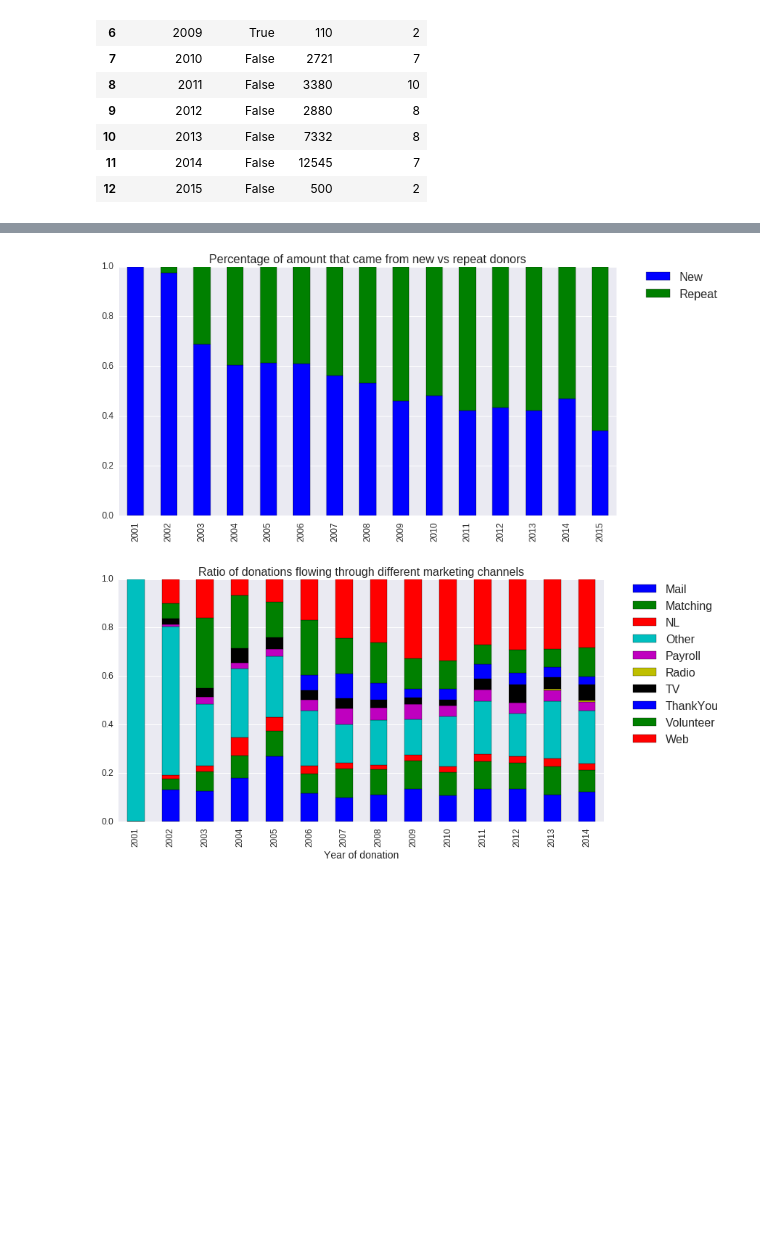
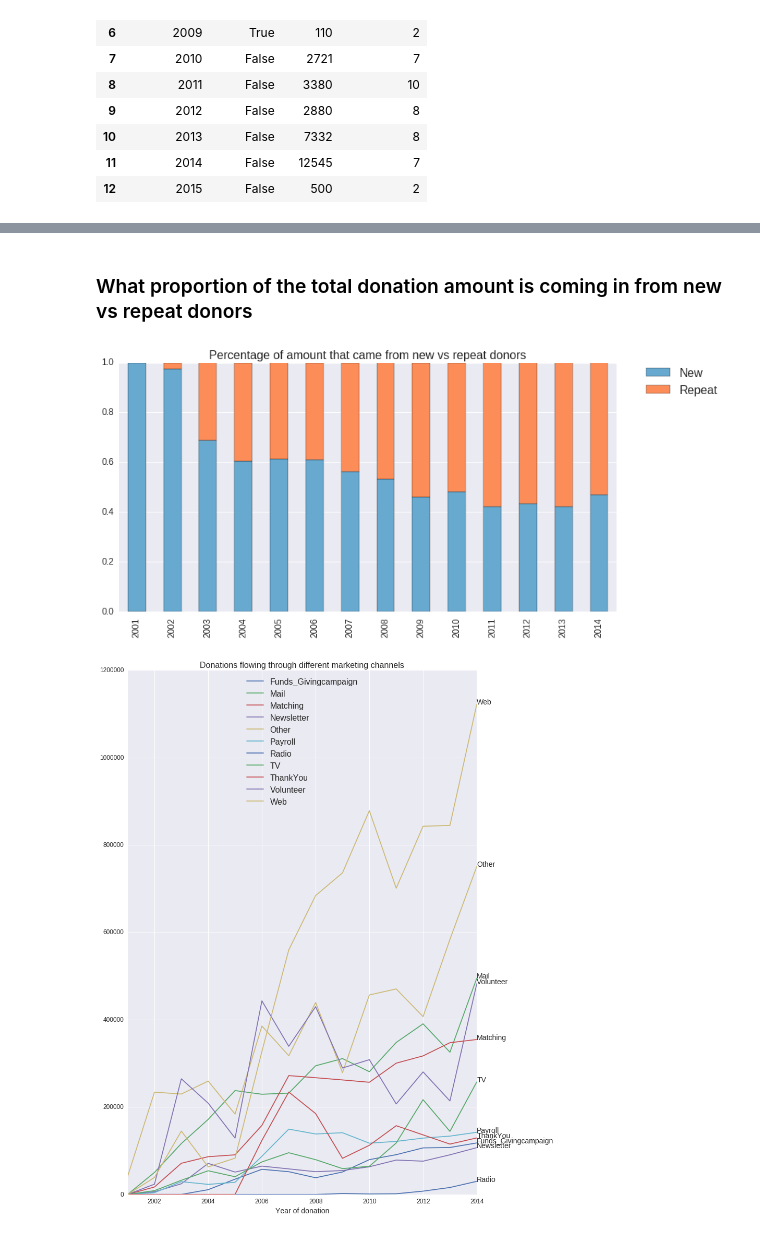
Before and after one commit to sharathmalladi/SEF, a Jupyter notebook: 42_ExtractDonor_Data.ipynb, the cells around one changed output, grey strips where cells are left out. Drawn from its saved outputs; the diff is of its cells as text; code cells hidden in the pictures; blank space fills up the shorter version.

```diff
--- a/42_ExtractDonor_Data.ipynb
+++ b/42_ExtractDonor_Data.ipynb
@@ -151,0 +138,5 @@ donor_data['is_repeat_year'] = donor_data[(donor_data.is_service==False)]\
+# %%
+df = df[(df.activity_year!=2015)]
+donations = df[(df.is_service==False) & (df.activity_year!=2015)]
+donor_data = donor_data[donor_data.activity_year!=2015]
+events = events[events.activity_year!=2015]
@@ -168,15 +201,18 @@ plt.savefig('/home/msharath/repos/SEF/viz/NumberofNewVsRepeatDonors.png')
+# %% [markdown]
+### What proportion of the total donation amount is coming in from new vs repeat donors
 # %%
 data = donor_data[(donor_data.is_service==False)].groupby(['activity_year', 'is_repeat_year']).amount.sum().unstack().fillna(0)
-data = pd.DataFrame(data.values, columns=['New','Repeat'], index=np.arange(2001, 2016))
+data = pd.DataFrame(data.values, columns=['New','Repeat'], index=np.sort(data.index.unique()))
 data = data.apply(lambda x: x/x.sum(), axis=1)
 
 plot = data.plot(kind='bar',
               stacked=True,
+              color=colors,
               fontsize=12,
               figsize=(12,6))
 #plot.legend(prop={'size':16})
-plt.legend(bbox_to_anchor=(1.05, 1), loc=2, prop={'size':16}, borderaxespad=0.)
+legend = plt.legend(bbox_to_anchor=(1.05, 1), loc=0, prop={'size':16}, borderaxespad=0.)
 plot.set_title('Percentage of amount that came from new vs repeat donors',fontsize=16)
-plt.savefig('/home/msharath/repos/SEF/viz/AmountFromNewVsRepeatDonors.png')
+plt.savefig('/home/msharath/repos/SEF/viz/AmountFromNewVsRepeatDonors.png', bbox_extra_artists=(legend,), bbox_inches='tight')
 # %% [output]
-[figure, old version]
+[figure, new version]
@@ -183,17 +221,20 @@ plt.savefig('/home/msharath/repos/SEF/viz/AmountFromNewVsRepeatDonors.png')
 # %%
-x = df[(df.is_service==False) & (df.activity_year!=2015)]\
+x = donations\
     .groupby(['activity_year', 'channel']).amount.sum().to_frame().unstack().fillna(0)
+x.columns = x.columns.droplevel(0)
 
-y = x.apply(lambda x: x/sum(x), axis=1)
-y.columns = y.columns.droplevel(0)
-plot = y.plot(kind='bar',
-              stacked=True,
+plot = x.plot(kind='line',
               fontsize=12,
-              figsize=(12,6))
+              figsize=(12,18))
 
-plt.legend(bbox_to_anchor=(1.05, 1), loc=2, prop={'size':16}, borderaxespad=0.)
-plot.set_title('Ratio of donations flowing through different marketing channels',fontsize=16)
+#plt.legend().set_visible(False)
+plt.legend(prop={'size':16}, loc='upper center')
+plot.set_title('Donations flowing through different marketing channels',fontsize=16)
 plt.xlabel('Year of donation', fontsize=14)
+
+
+for idx, x_value in enumerate(x[x.index==2014].values[0]):
+    plt.text(2014, x_value, x.columns[idx], fontsize=14)
 plt.savefig('/home/msharath/repos/SEF/viz/DonationsFromDifferentMarketingChannels.png')
 # %% [output]
-[figure, old version]
+[figure, new version]
```
Also changed, not shown: parts of 29 cells of this notebook, 2 other files.
